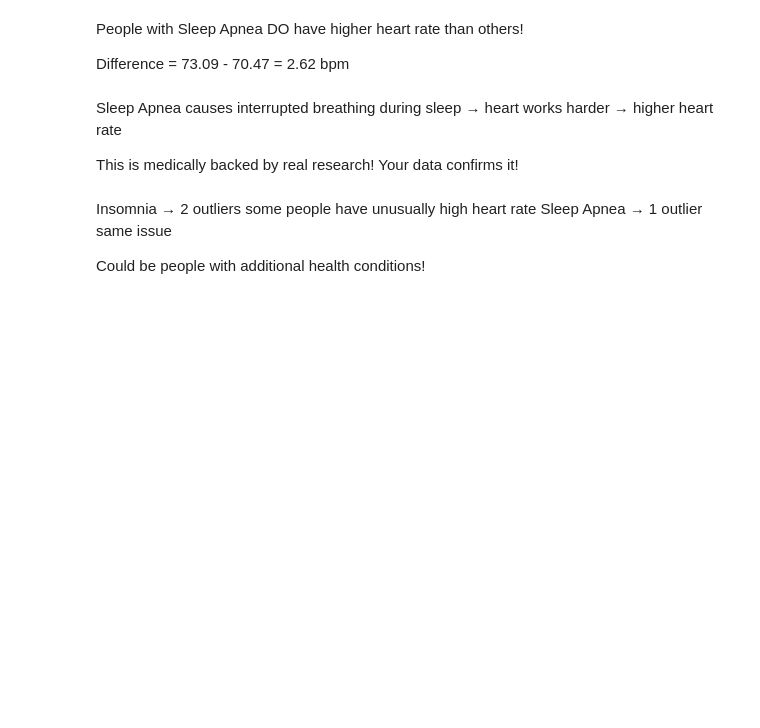
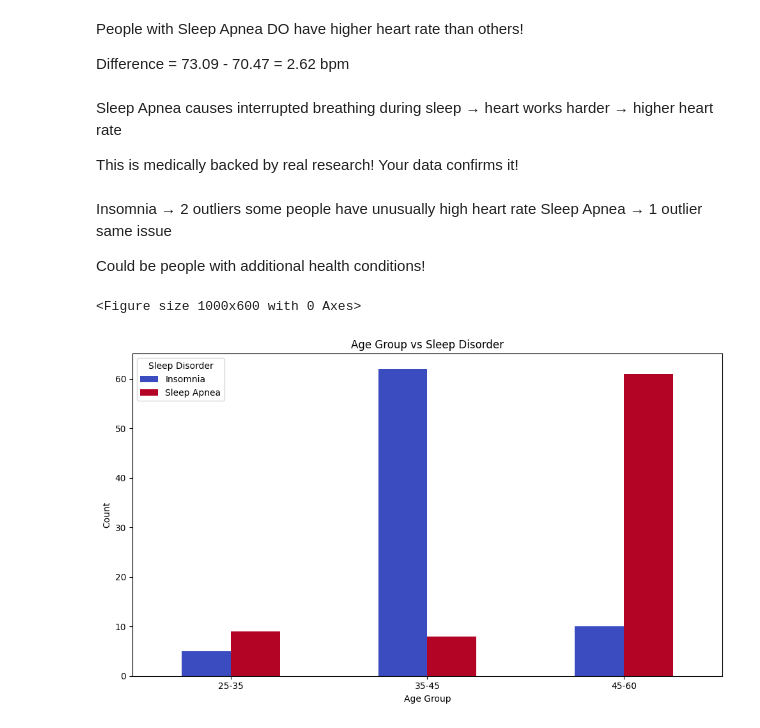
Before and after one commit to suzzzel5/Sleep-health-and-lifestyle-, a Jupyter notebook: notebooks/02_sleep_bivariate_analysis.ipynb, the cells around one changed output. Drawn from its saved outputs; the diff is of its cells as text; code cells hidden in the pictures; blank space fills up the shorter version.

```diff
--- a/notebooks/02_sleep_bivariate_analysis.ipynb
+++ b/notebooks/02_sleep_bivariate_analysis.ipynb
@@ -337,3 +337,28 @@ Sleep Apnea → 1 outlier
 
 Could be people with additional
 health conditions!
+# %%
+# Checking which age group is most at risk >:
+# Create age groups
+bins = [25, 35, 45, 60]
+labels = ['25-35', '35-45', '45-60']
+
+df['Age Group'] = pd.cut(df['Age'], bins=bins, labels=labels)
+
+# Plot
+plt.figure(figsize=(10, 6))
+
+pd.crosstab(df['Age Group'],
+               df['Sleep Disorder']).plot(kind='bar',
+                                        figsize=(10, 6),
+                                        colormap='coolwarm')
+
+plt.title('Age Group vs Sleep Disorder')
+plt.xlabel('Age Group')
+plt.ylabel('Count')
+plt.xticks(rotation=0)
+plt.tight_layout()
+plt.show()
+# %% [output]
+<Figure size 1000x600 with 0 Axes>
+[figure, added]
```
Also changed, not shown: parts of 5 cells of this notebook.
